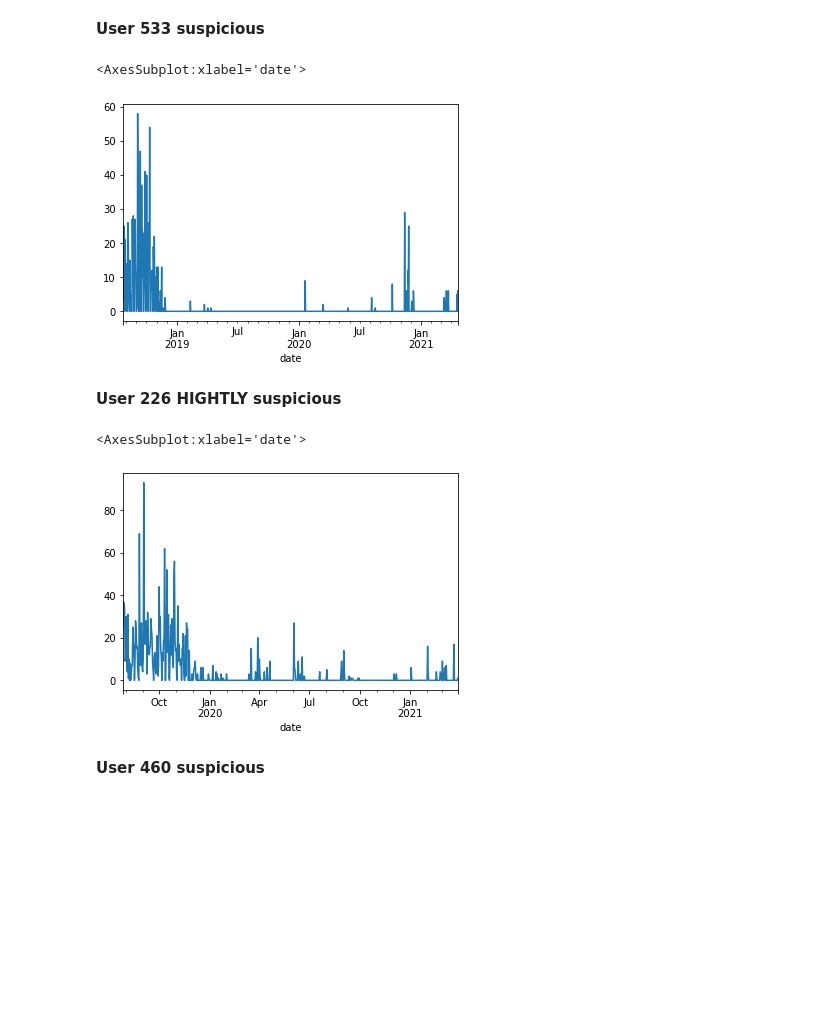
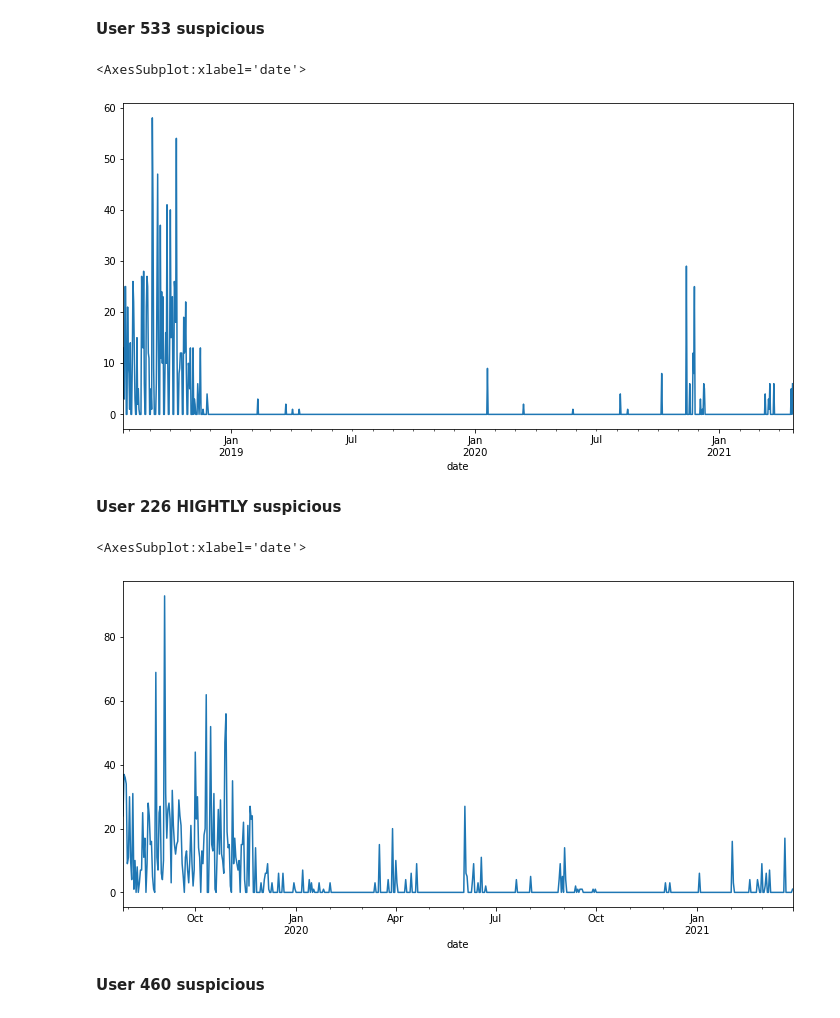
Before and after one commit to JML-Association/Anomaly-Detection-Project, a Jupyter notebook: meredith_eda.ipynb, the cells around one changed output. Drawn from its saved outputs; the diff is of its cells as text; code cells hidden in the pictures; blank space fills up the shorter version.

```diff
--- a/meredith_eda.ipynb
+++ b/meredith_eda.ipynb
@@ -207,18 +207,18 @@ pages_533.plot()
 **User 533 suspicious**
 # %%
 pages_226 = df[df.user_id == 226]['path'].resample('d').count()
-pages_226.plot()
+pages_226.plot(figsize = (12,6))
 # %% [output]
 <AxesSubplot:xlabel='date'>
-[figure, old version]
+[figure, new version]
 # %% [markdown]
 **User 226 HIGHTLY suspicious**
 # %%
 pages_460 = df[df.user_id == 460]['path'].resample('d').count()
-pages_460.plot()
+pages_460.plot(figsize = (12,6))
 # %% [output]
 <AxesSubplot:xlabel='date'>
-[figure, old version]
+[figure, new version]
 # %% [markdown]
 **User 460 suspicious**
 # %%
```
Also changed, not shown: parts of 8 cells of this notebook.
